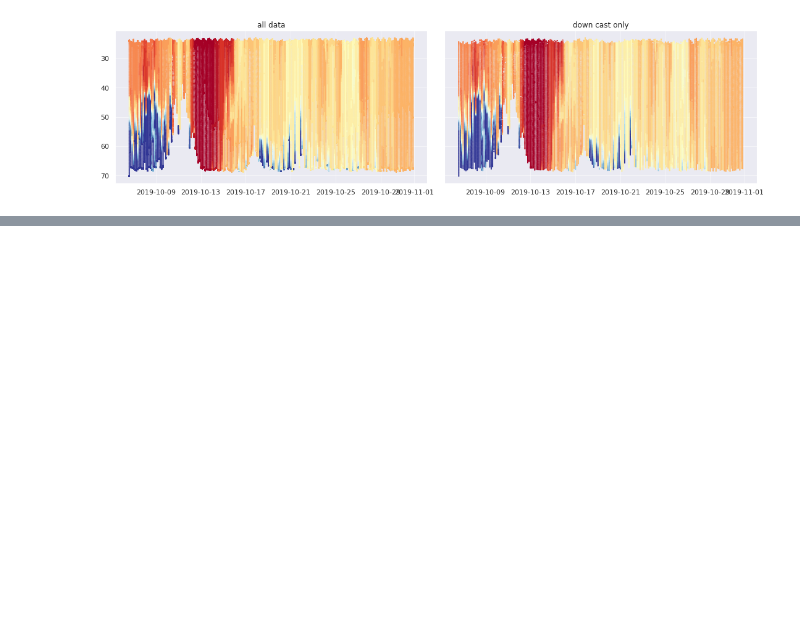
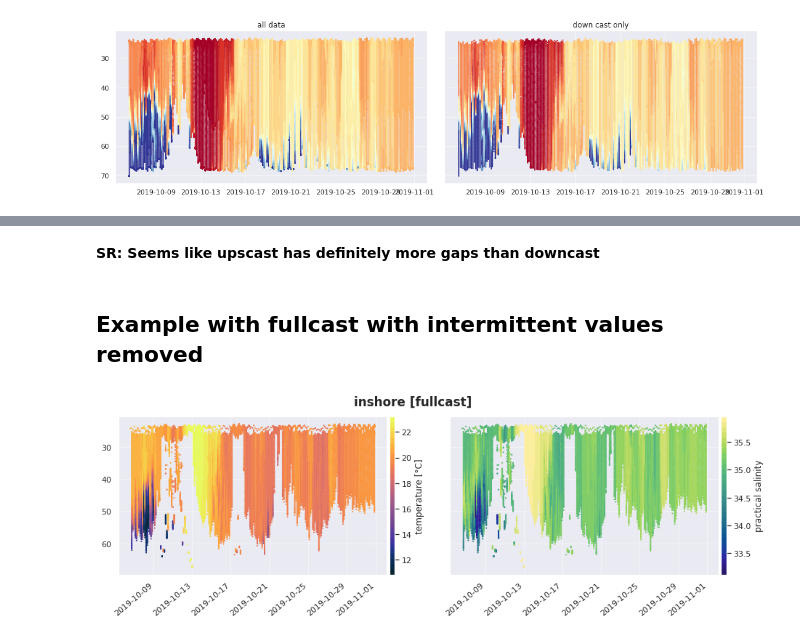
Before and after one commit to sryan288/ohw20-proj-ooi-profiles-section, a Jupyter notebook: OOI_profiles_Svenja.ipynb, the cells around one changed output, grey strips where cells are left out. Drawn from its saved outputs; the diff is of its cells as text; code cells hidden in the pictures; blank space fills up the shorter version.

```diff
--- a/OOI_profiles_Svenja.ipynb
+++ b/OOI_profiles_Svenja.ipynb
@@ -167,0 +270,43 @@ ax[1].invert_yaxis()
+# %%
+%time
+upcast={}
+cast = 'up'
+for loc in list(data_url.keys())[:1]:
+    upcast[loc] = get_cast(ds[loc], cast=cast)
+
+    # plt scatter of old vs. new
+    fig, ax = plt.subplots(ncols=2,figsize=(15,4), sharey=True, constrained_layout=True)
+    plot_cast(sds=upcast[loc],
+              label='temperature [\N{DEGREE SIGN}C]', ax=ax[0])
+    plot_cast(sds=upcast[loc],
+              label='practical salinity', ax=ax[1])
+
+    ax[1].invert_yaxis()
+    fig.suptitle(f"{loc} [{cast}cast only]", fontweight='bold')
+    fig.autofmt_xdate()
+    plt.subplots_adjust(hspace=0.5)
+# %% [markdown]
+**SR: Seems like upscast has definitely more gaps than downcast**
+# %% [markdown]
+## Example with fullcast with intermittent values removed
+# %%
+fullcast={}
+cast = 'full'
+for loc in list(data_url.keys())[:1]:
+    fullcast[loc] = get_cast(ds[loc], cast=cast)
+
+    fig, ax = plt.subplots(ncols=2,figsize=(15,4), sharey=True, constrained_layout=True)
+
+    # display one of the casts just for comparison with previous
+    sds = fullcast[loc].where(fullcast[loc].ctdpf_ckl_cast == 'upcast')
+    plot_cast(sds=sds,
+              label='temperature [\N{DEGREE SIGN}C]', ax=ax[0])
+    plot_cast(sds=sds,
+              label='practical salinity', ax=ax[1])
+
+    ax[1].invert_yaxis()
+    fig.suptitle(f"{loc} [{cast}cast]", fontweight='bold')
+    fig.autofmt_xdate()
+    plt.subplots_adjust(hspace=0.5)
+# %% [output]
+[figure, added]
```
Also changed, not shown: parts of 36 cells of this notebook.
